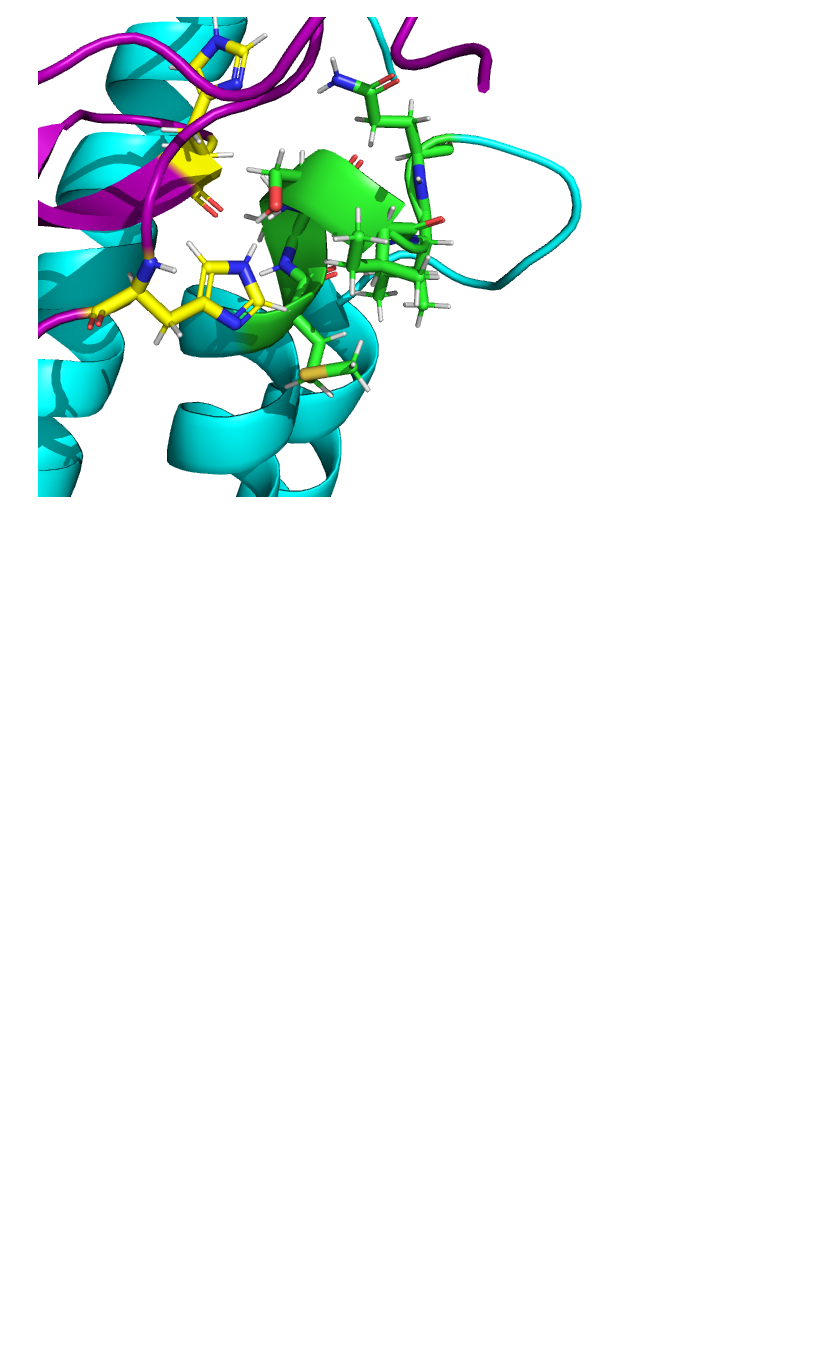
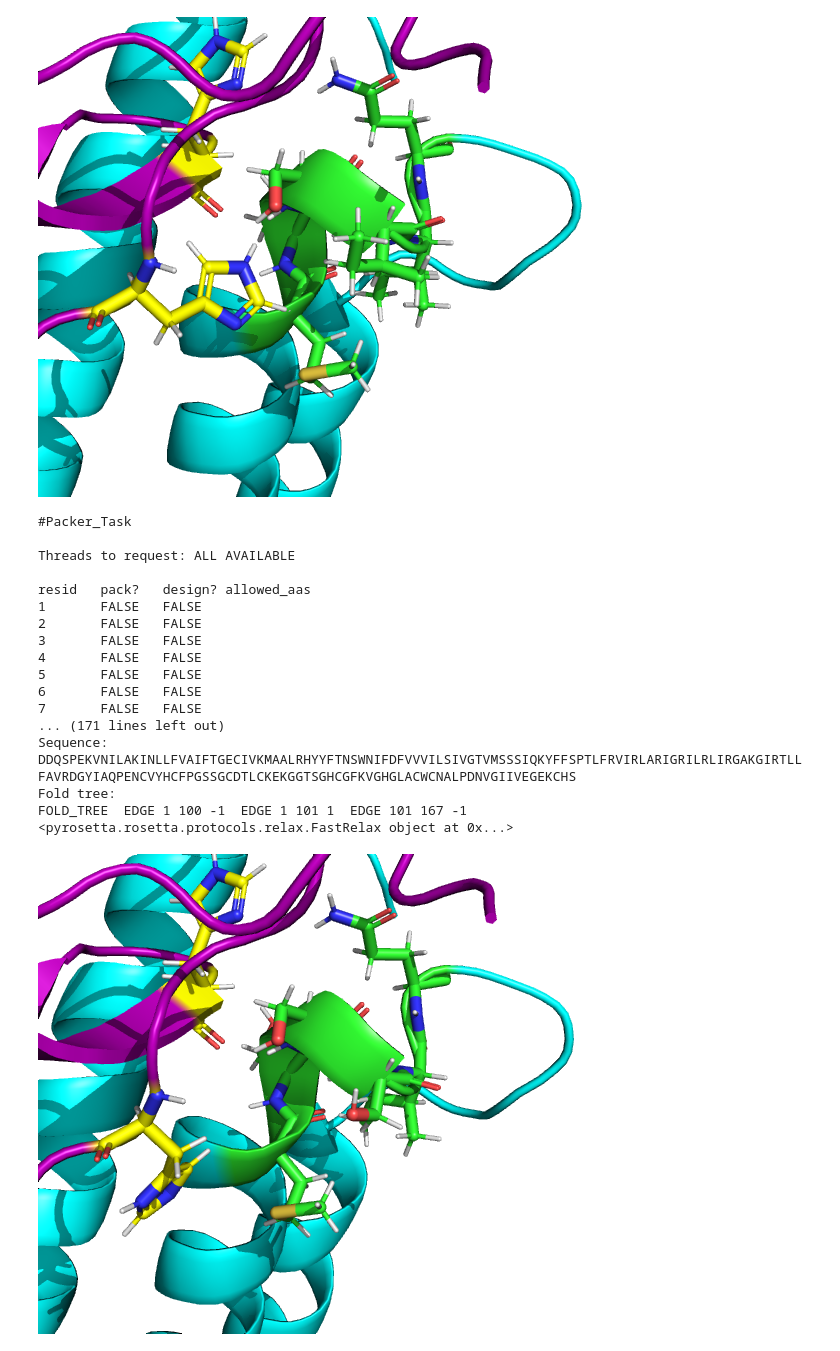
Before and after one commit to jcapecci09/Toxin-Engineering, a Jupyter notebook: toxin_engineering.ipynb, the cells around one changed output. Cells and saved outputs as stored; diff of their text form; code cells hidden in the pictures; blank space fills up the shorter version.

```diff
--- a/toxin_engineering.ipynb
+++ b/toxin_engineering.ipynb
@@ -144,3 +144,24 @@ Fold tree:
 FOLD_TREE  EDGE 1 100 -1  EDGE 1 101 1  EDGE 101 167 -1
 <pyrosetta.rosetta.protocols.relax.FastRelax object at 0x...>
 [figure]
+# %%
+run_analysis('pdb_files/7K18_relax_59M_61S.pdb', 62, 'S')
+# %% [output]
+#Packer_Task
+
+Threads to request: ALL AVAILABLE
+
+resid   pack?   design? allowed_aas
+1       FALSE   FALSE
+2       FALSE   FALSE
+3       FALSE   FALSE
+4       FALSE   FALSE
+5       FALSE   FALSE
+6       FALSE   FALSE
+7       FALSE   FALSE
+... (171 lines left out)
+Sequence: DDQSPEKVNILAKINLLFVAIFTGECIVKMAALRHYYFTNSWNIFDFVVVILSIVGTVMSSSIQKYFFSPTLFRVIRLARIGRILRLIRGAKGIRTLLFAVRDGYIAQPENCVYHCFPGSSGCDTLCKEKGGTSGHCGFKVGHGLACWCNALPDNVGIIVEGEKCHS
+Fold tree:
+FOLD_TREE  EDGE 1 100 -1  EDGE 1 101 1  EDGE 101 167 -1
+<pyrosetta.rosetta.protocols.relax.FastRelax object at 0x...>
+[figure, added]
```
Also changed, not shown: 17 other files.
